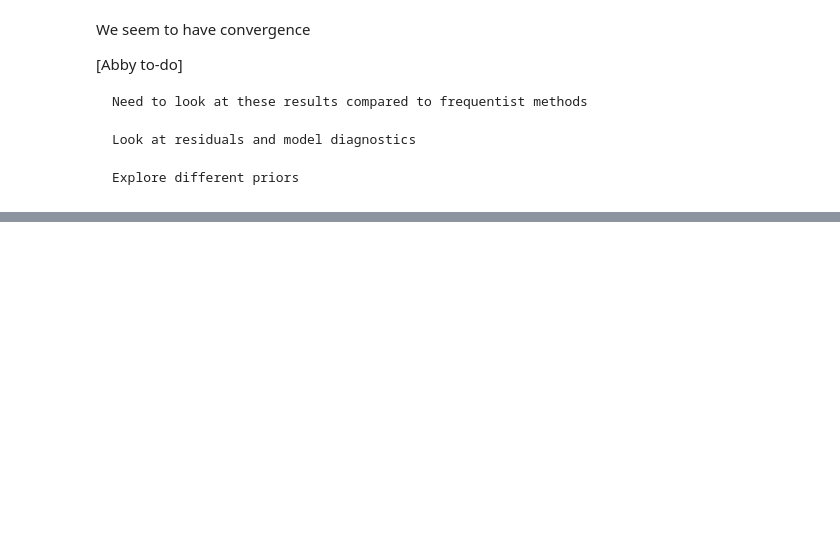
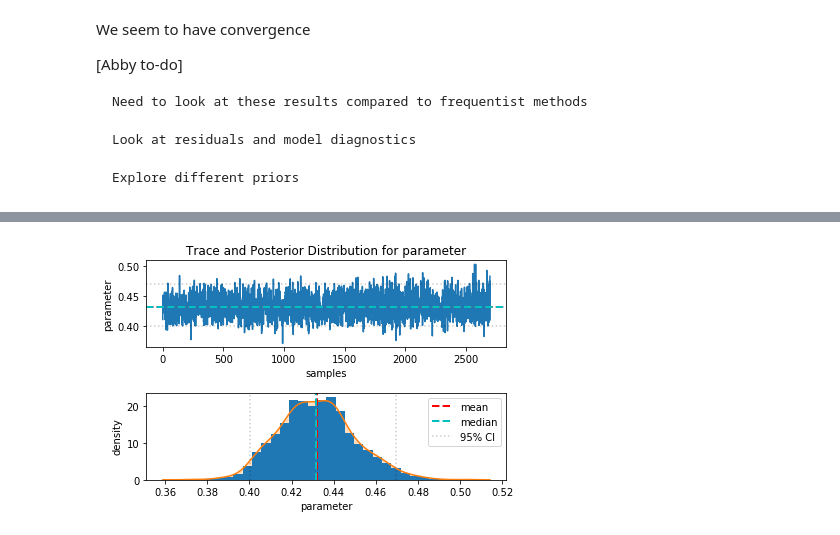
Before and after one commit to ahotaling/STAT_330_Project, a Jupyter notebook: Notebooks/Bayesian_Model_Exploration.ipynb, the cells around one changed output, grey strips where cells are left out. Saved outputs shown, nothing was run; the diff lists cells and outputs as text; code cells hidden in the pictures; blank space fills up the shorter version.

```diff
--- a/Notebooks/Bayesian_Model_Exploration.ipynb
+++ b/Notebooks/Bayesian_Model_Exploration.ipynb
@@ -216,0 +273,4 @@ We seem to have convergence
+# %%
+plot_trace(sigma)
+# %% [output]
+[figure, added]
```
Also changed, not shown: parts of 14 cells of this notebook.
